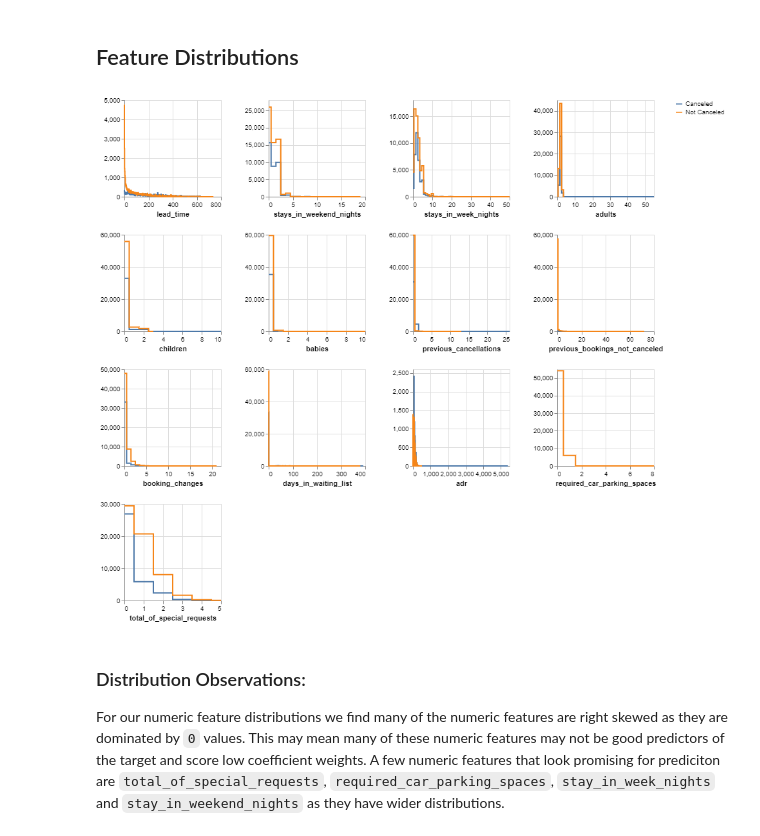
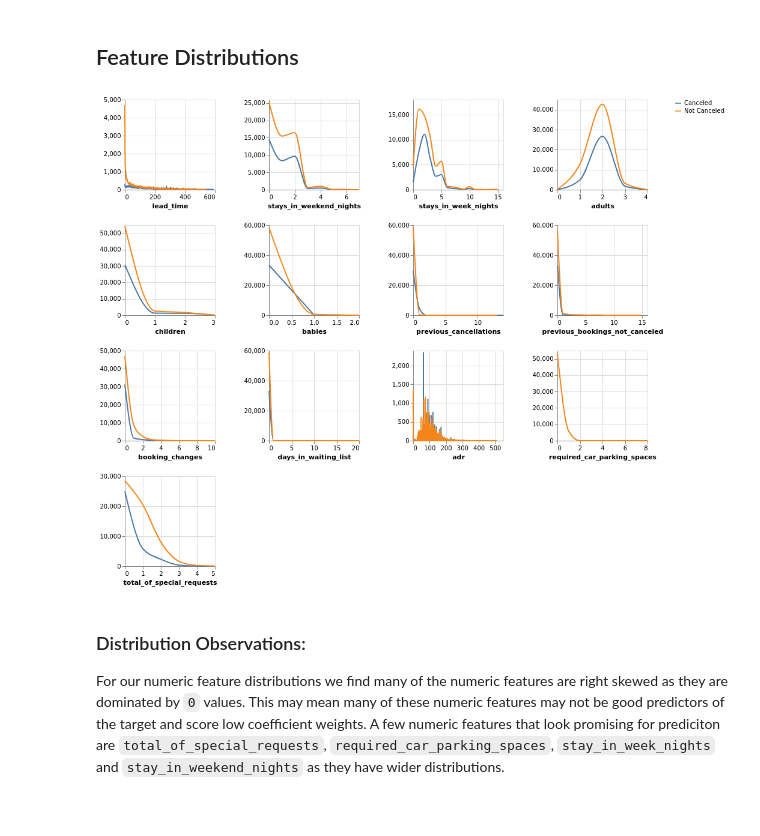
Before and after one commit to elgohr-update/chenzhao2020-dsci-522_group-28, a Jupyter notebook: doc/hotels_data_preliminary_analysis_eda.ipynb, the cells around one changed output. Saved outputs shown, nothing was run; the diff lists cells and outputs as text; code cells hidden in the pictures.

```diff
--- a/doc/hotels_data_preliminary_analysis_eda.ipynb
+++ b/doc/hotels_data_preliminary_analysis_eda.ipynb
@@ -117,29 +117,44 @@ Our train data set has a number of numeric and categorical features to be explor
 # %%
 numeric_features = [
     "lead_time",
     "stays_in_weekend_nights",
     "stays_in_week_nights",
     "adults",
     "children",
     "babies",
     "previous_cancellations",
     "previous_bookings_not_canceled",
     "booking_changes",
     "days_in_waiting_list",
     "adr",
     "required_car_parking_spaces",
     "total_of_special_requests"
 ]
 
 train_df = train_df.copy()
-train_df["is_canceled_cat"] = train_df["is_canceled"].apply(lambda x: "Canceled" if x == 1 else "Not Canceled")#.copy()
-(alt.Chart(train_df)
- .mark_line(interpolate='step').encode(
+train_df["is_canceled_cat"] = train_df["is_canceled"].apply(lambda x: "Canceled" if x == 1 else "Not Canceled")
+
+train_df['stays_in_weekend_nights'].value_counts()
+train_df_num = train_df.loc[train_df['stays_in_weekend_nights']<=10]
+train_df_num = train_df_num.loc[train_df_num['stays_in_week_nights']<=15]
+train_df_num = train_df_num.loc[train_df_num['lead_time']<=600]
+train_df_num = train_df_num.loc[train_df_num['adults']<=4]
+train_df_num = train_df_num.loc[train_df_num['children']<=3]
+train_df_num = train_df_num.loc[train_df_num['babies']<=2]
+train_df_num = train_df_num.loc[train_df_num['previous_cancellations']<=15]
+train_df_num = train_df_num.loc[train_df_num['previous_bookings_not_canceled']<=15]
+train_df_num = train_df_num.loc[train_df_num['booking_changes']<=10]
+train_df_num = train_df_num.loc[train_df_num['days_in_waiting_list']<=20]
+train_df_num = train_df_num.loc[train_df_num['adr']<=1000]
+
+numeric_vs_target = (alt.Chart(train_df_num)
+ .mark_line(interpolate='monotone').encode(
      alt.X(alt.repeat(), type='quantitative'),
      alt.Y('count()', title = ""),
-     alt.Color('is_canceled_cat', title = ""))) .properties(width=150, height=150).repeat(numeric_features,columns = 4)
+     alt.Color('is_canceled_cat', title = ""))).properties(width=150, height=150).repeat(numeric_features,columns = 4)
+numeric_vs_target
 # %% [output]
-[figure, old version]
+[figure, new version]
 # %% [markdown]
 ### Distribution Observations:
 
```
Also changed, not shown: parts of 2 cells of this notebook, 3 other files.
